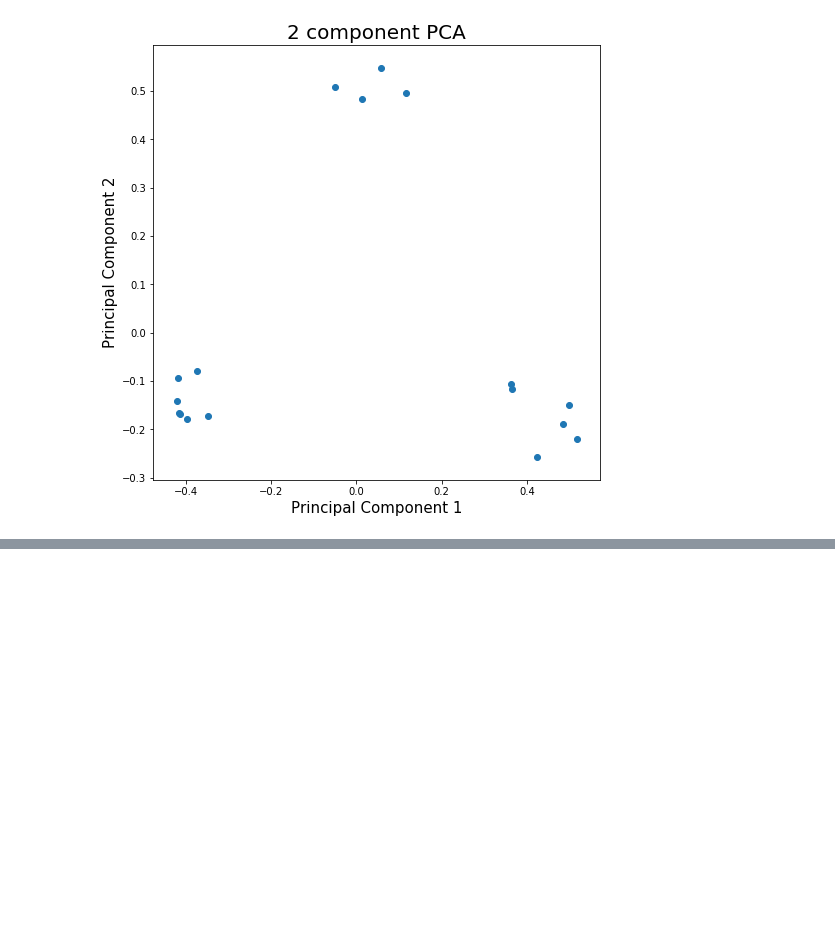
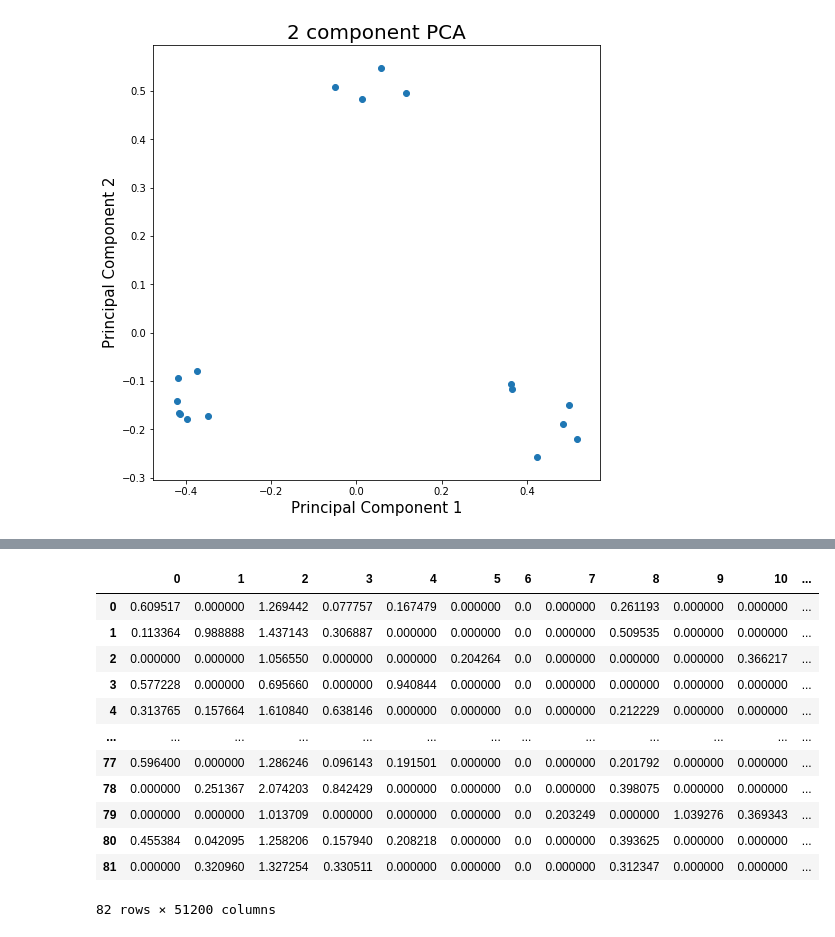
Before and after one commit to jimmyjoy43/Insight_project, a Jupyter notebook: feature_extractor_colabwithlocal.ipynb, the cells around one changed output, grey strips where cells are left out. Drawn from its saved outputs; the diff is of its cells as text; code cells hidden in the pictures; blank space fills up the shorter version.

```diff
--- a/feature_extractor_colabwithlocal.ipynb
+++ b/feature_extractor_colabwithlocal.ipynb
@@ -337,0 +469,22 @@ ax.scatter(principalDf['principal component 1']
+# %%
+import pandas as pd
+from numpy import genfromtxt
+list_name = genfromtxt('/content/drive/My Drive/Insight/Project/fashionbeans/file_name.csv', delimiter=',')
+
+features_pd=pd.DataFrame(list_name)
+# %%
+features_pd
+# %% [output]
+|  | 0 | 1 | 2 | 3 | 4 | 5 | 6 | 7 | 8 | 9 | 10 | ... |
+| 0 | 0.609517 | 0.000000 | 1.269442 | 0.077757 | 0.167479 | 0.000000 | 0.0 | 0.000000 | 0.261193 | 0.000000 | 0.000000 | ... |
+| 1 | 0.113364 | 0.988888 | 1.437143 | 0.306887 | 0.000000 | 0.000000 | 0.0 | 0.000000 | 0.509535 | 0.000000 | 0.000000 | ... |
+| 2 | 0.000000 | 0.000000 | 1.056550 | 0.000000 | 0.000000 | 0.204264 | 0.0 | 0.000000 | 0.000000 | 0.000000 | 0.366217 | ... |
+| 3 | 0.577228 | 0.000000 | 0.695660 | 0.000000 | 0.940844 | 0.000000 | 0.0 | 0.000000 | 0.000000 | 0.000000 | 0.000000 | ... |
+| 4 | 0.313765 | 0.157664 | 1.610840 | 0.638146 | 0.000000 | 0.000000 | 0.0 | 0.000000 | 0.212229 | 0.000000 | 0.000000 | ... |
+| ... | ... | ... | ... | ... | ... | ... | ... | ... | ... | ... | ... | ... |
+| 77 | 0.596400 | 0.000000 | 1.286246 | 0.096143 | 0.191501 | 0.000000 | 0.0 | 0.000000 | 0.201792 | 0.000000 | 0.000000 | ... |
+| 78 | 0.000000 | 0.251367 | 2.074203 | 0.842429 | 0.000000 | 0.000000 | 0.0 | 0.000000 | 0.398075 | 0.000000 | 0.000000 | ... |
+| 79 | 0.000000 | 0.000000 | 1.013709 | 0.000000 | 0.000000 | 0.000000 | 0.0 | 0.203249 | 0.000000 | 1.039276 | 0.369343 | ... |
+| 80 | 0.455384 | 0.042095 | 1.258206 | 0.157940 | 0.208218 | 0.000000 | 0.0 | 0.000000 | 0.393625 | 0.000000 | 0.000000 | ... |
+| 81 | 0.000000 | 0.320960 | 1.327254 | 0.330511 | 0.000000 | 0.000000 | 0.0 | 0.000000 | 0.312347 | 0.000000 | 0.000000 | ... |
+82 rows × 51200 columns
```
Also changed, not shown: parts of 14 cells of this notebook.
